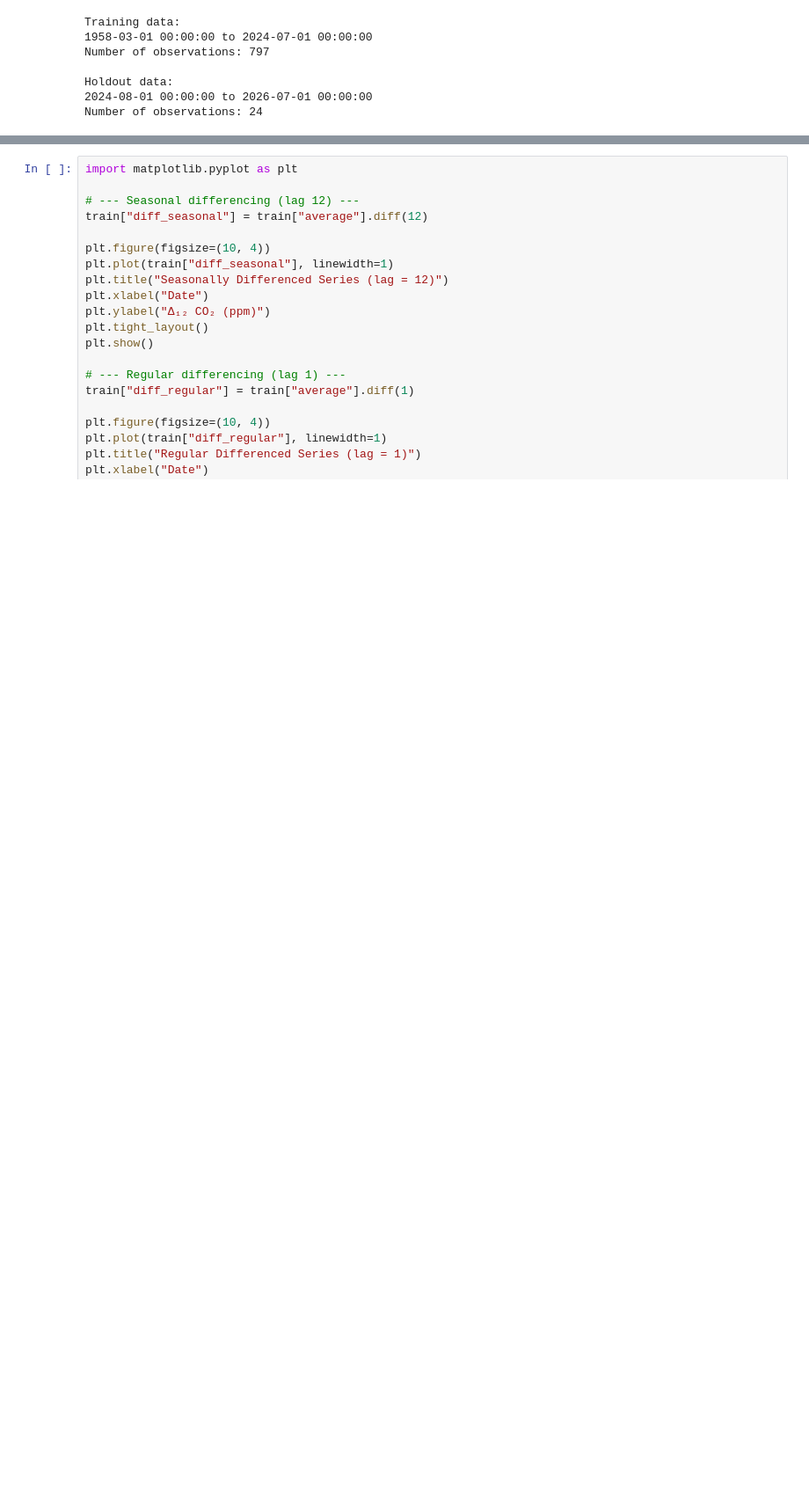
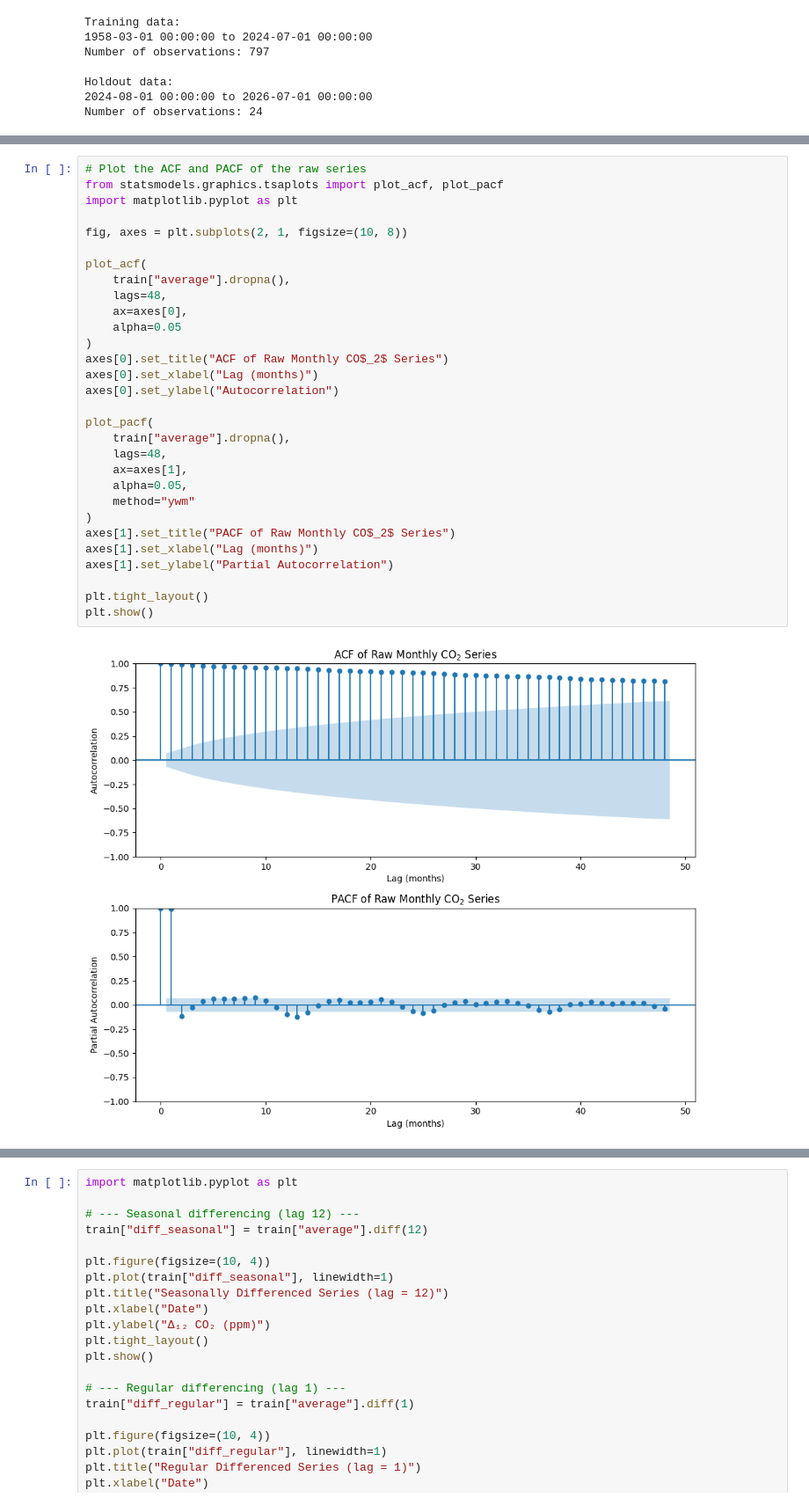
Before and after one commit to the-paulbear/noaa-greenhouse-gas-forecasting, a Jupyter notebook: time_series/CO2.ipynb, the cells around one changed output, grey strips where cells are left out. Shown at 88% size. Saved outputs shown, nothing was run; the diff lists cells and outputs as text; blank space fills up the shorter version.

```diff
--- a/time_series/CO2.ipynb
+++ b/time_series/CO2.ipynb
@@ -102,0 +110,32 @@ plt.show()
+# %%
+# Plot the ACF and PACF of the raw series
+from statsmodels.graphics.tsaplots import plot_acf, plot_pacf
+import matplotlib.pyplot as plt
+
+fig, axes = plt.subplots(2, 1, figsize=(10, 8))
+
+plot_acf(
+    train["average"].dropna(),
+    lags=48,
+    ax=axes[0],
+    alpha=0.05
+)
+axes[0].set_title("ACF of Raw Monthly CO$_2$ Series")
+axes[0].set_xlabel("Lag (months)")
+axes[0].set_ylabel("Autocorrelation")
+
+plot_pacf(
+    train["average"].dropna(),
+    lags=48,
+    ax=axes[1],
+    alpha=0.05,
+    method="ywm"
+)
+axes[1].set_title("PACF of Raw Monthly CO$_2$ Series")
+axes[1].set_xlabel("Lag (months)")
+axes[1].set_ylabel("Partial Autocorrelation")
+
+plt.tight_layout()
+plt.show()
+# %% [output]
+[figure, added]
```
Also changed, not shown: parts of 8 cells of this notebook.
